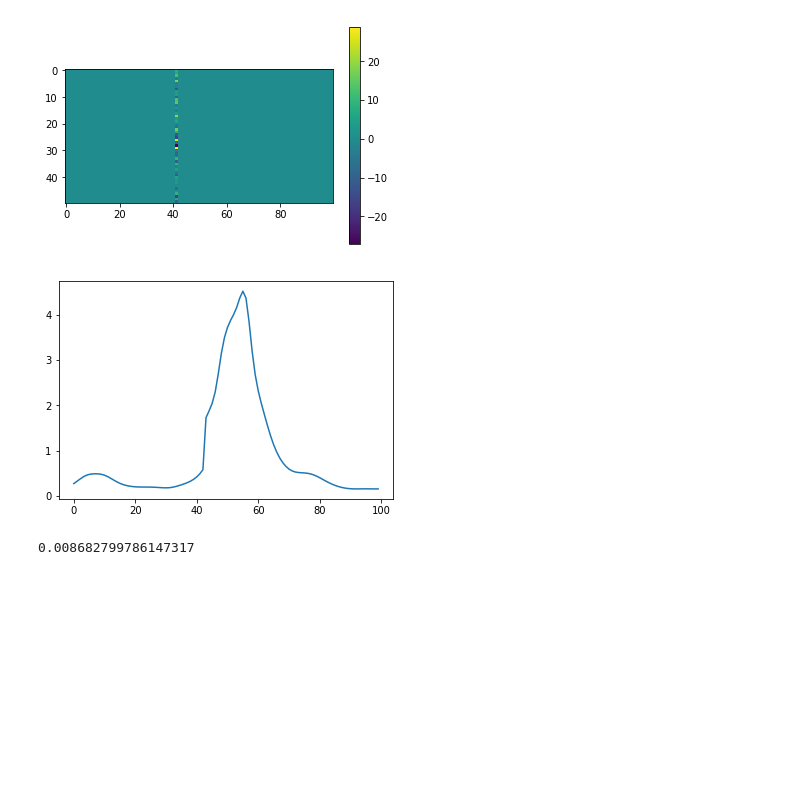
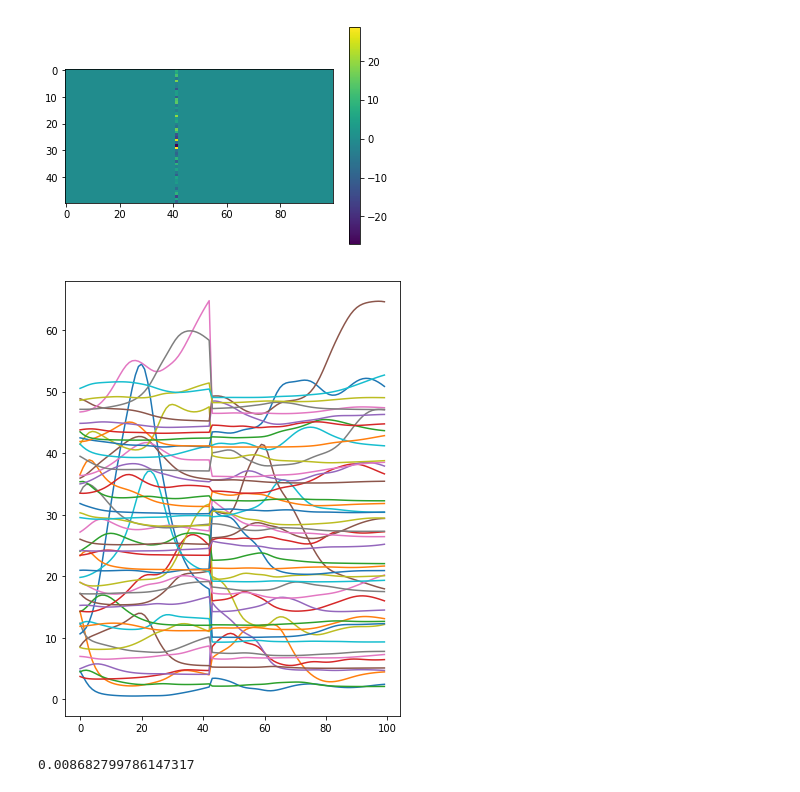
Before and after one commit to lyprince/hierarchical_lfads, a Jupyter notebook: synthetic_data.ipynb, the cells around one changed output. Cells and saved outputs as stored; diff of their text form; code cells hidden in the pictures; blank space fills up the shorter version.

```diff
--- a/synthetic_data.ipynb
+++ b/synthetic_data.ipynb
@@ -169,9 +152,10 @@ plt.colorbar()
 # %%
 R = data_dict['train_rates']
 # %%
-plt.plot(R[20, :, 26]);
+plt.figure(figsize=(6, 8))
+plt.plot(R[20, :] + np.arange(50)) ;
 # %% [output]
-[figure, old version]
+[figure, new version]
 # %%
 R.min()
 # %% [output]
```
Also changed, not shown: parts of 15 cells of this notebook.
